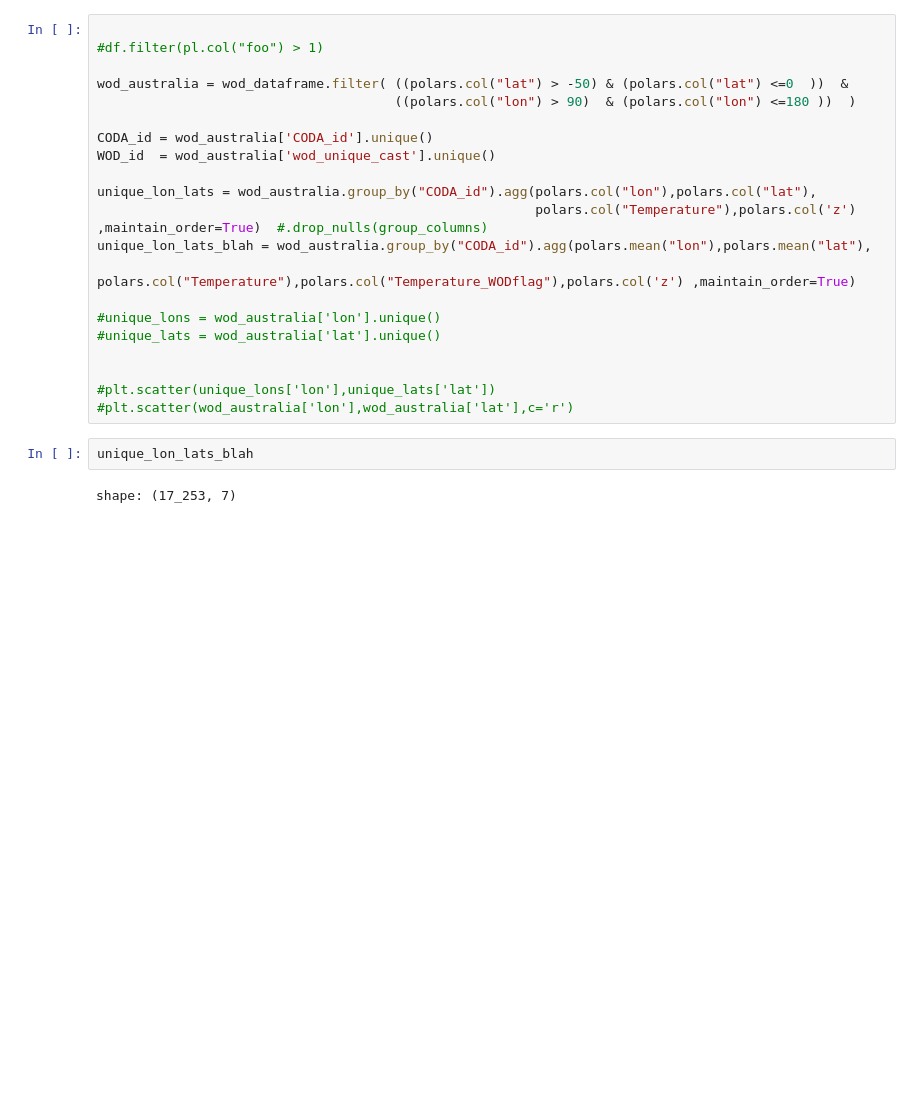
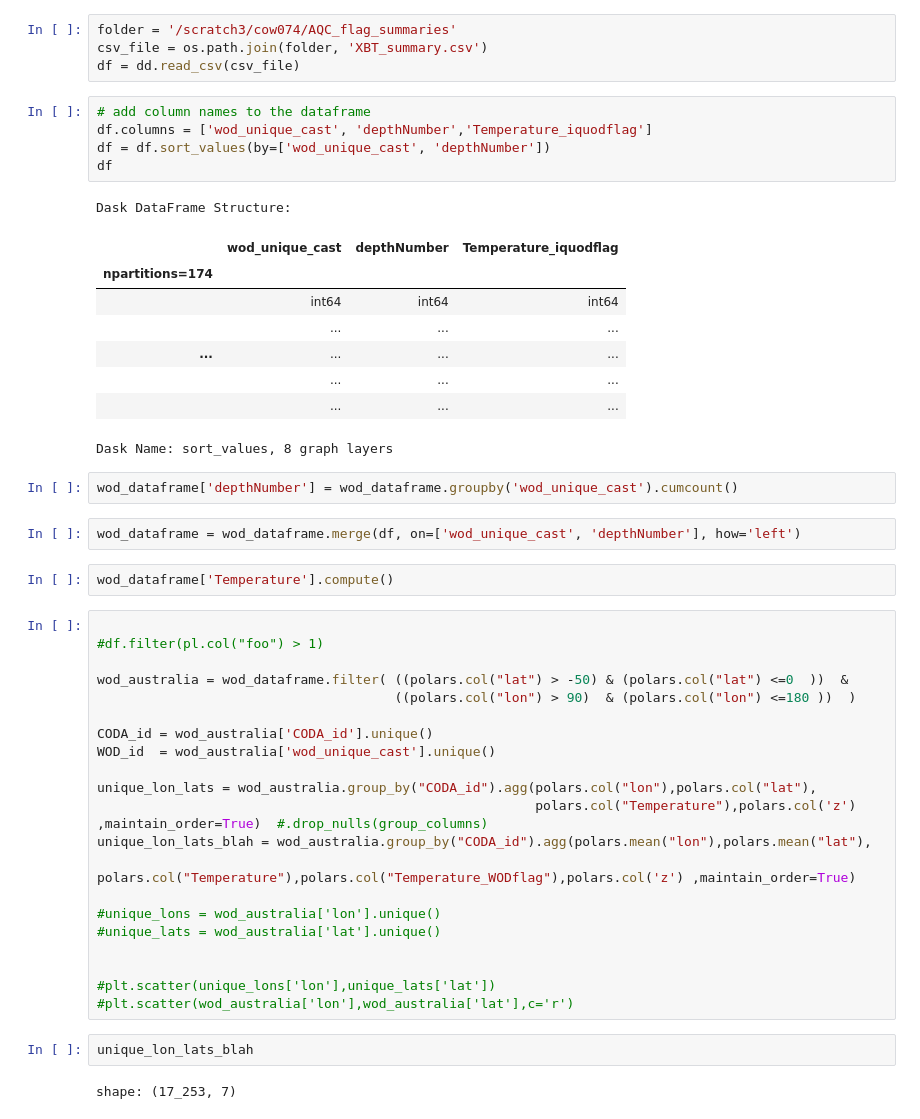
Before and after one commit to CARSv2/cars-v2, a Jupyter notebook: notebooks/Read_CODA_parquet.ipynb, the cells around one changed output. Cells and saved outputs as stored; diff of their text form; blank space fills up the shorter version.

Commit message:
Testing dask in notebook

```diff
--- a/notebooks/Read_CODA_parquet.ipynb
+++ b/notebooks/Read_CODA_parquet.ipynb
@@ -39,3 +39,28 @@ shape: (88_889_493, 36)
+# %%
+folder = '/scratch3/cow074/AQC_flag_summaries'
+csv_file = os.path.join(folder, 'XBT_summary.csv')
+df = dd.read_csv(csv_file)
+# %%
+# add column names to the dataframe
+df.columns = ['wod_unique_cast', 'depthNumber','Temperature_iquodflag']
+df = df.sort_values(by=['wod_unique_cast', 'depthNumber'])
+df
+# %% [output]
+Dask DataFrame Structure:
+|  | wod_unique_cast | depthNumber | Temperature_iquodflag |
+| npartitions=174 |  |  |  |
+|  | int64 | int64 | int64 |
+|  | ... | ... | ... |
+| ... | ... | ... | ... |
+|  | ... | ... | ... |
+|  | ... | ... | ... |
+Dask Name: sort_values, 8 graph layers
+# %%
+wod_dataframe['depthNumber'] = wod_dataframe.groupby('wod_unique_cast').cumcount()
+# %%
+wod_dataframe = wod_dataframe.merge(df, on=['wod_unique_cast', 'depthNumber'], how='left')
+# %%
+wod_dataframe['Temperature'].compute()
 # %%
 
 #df.filter(pl.col("foo") > 1)
```
Also changed, not shown: parts of 3 cells of this notebook.
